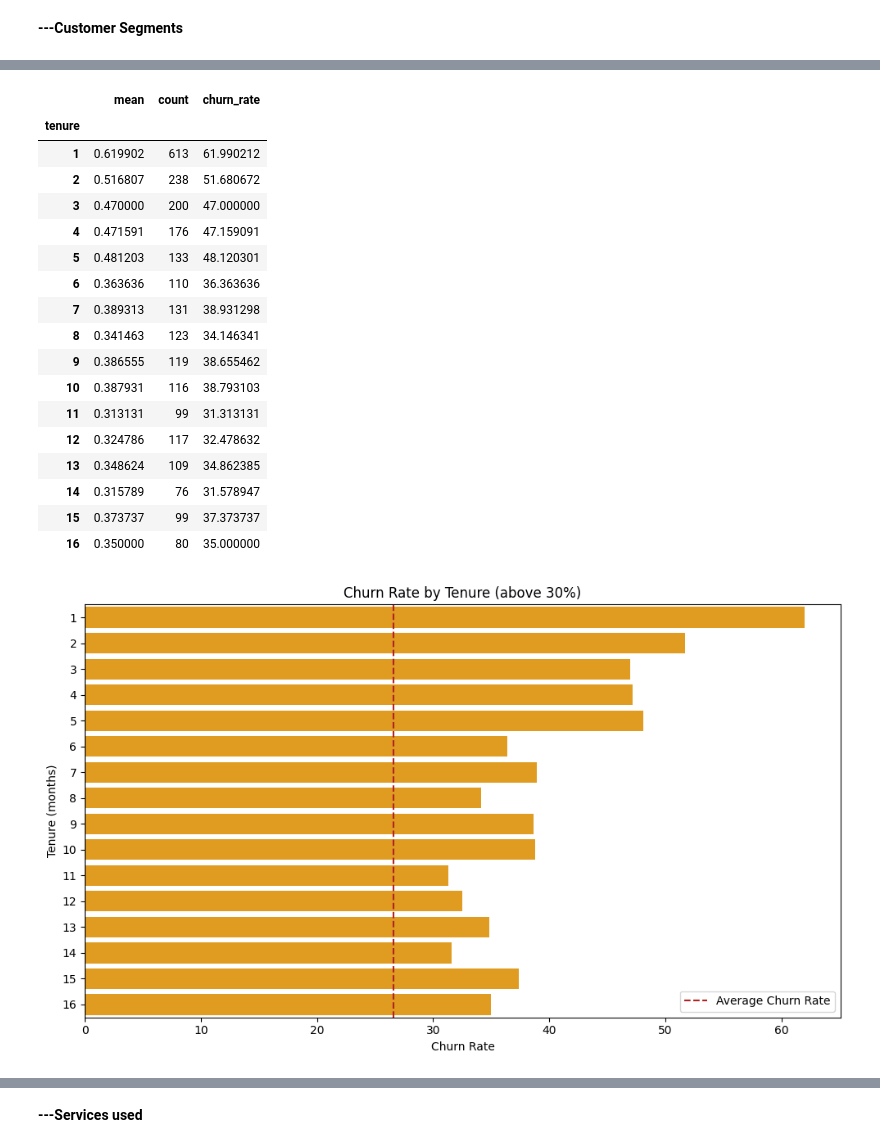
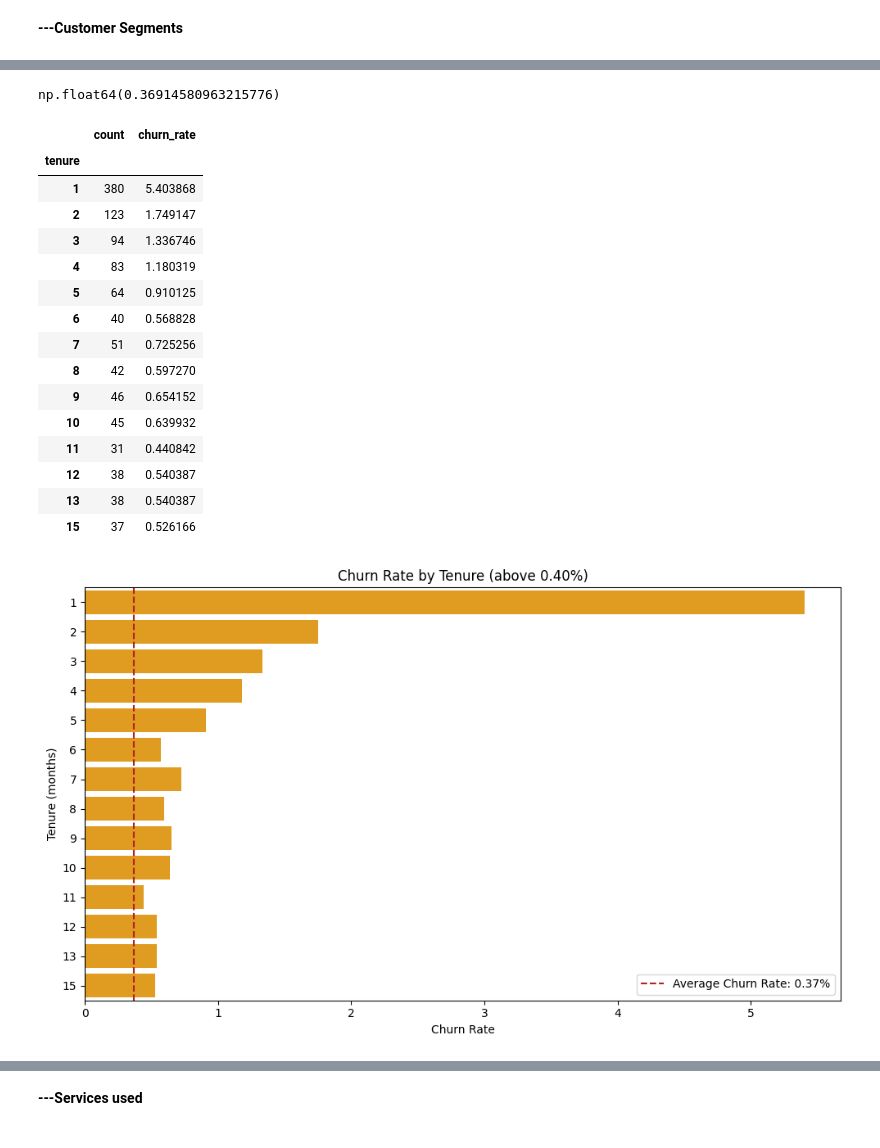
Before and after one commit to taaranguyen/PwC-Customer-Churn-Analysis, a Jupyter notebook: PWC - Customer Chrun Analysis Project .ipynb, the cells around one changed output, grey strips where cells are left out. Saved outputs shown, nothing was run; the diff lists cells and outputs as text; code cells hidden in the pictures.

```diff
--- a/PWC - Customer Chrun Analysis Project .ipynb
+++ b/PWC - Customer Chrun Analysis Project .ipynb
@@ -437,0 +405,4 @@ plt.show()
+# %%
+#Churned customers
+churned_customers = churn_data[churn_data['Churn'] == 1]
+churned_customers
@@ -492,7 +504,8 @@ plt.show()
 # %%
 #Calculate the churn rate each tenure
-tenure_churn = churn_data.groupby('tenure')['Churn'].agg(['mean','count'])
-tenure_churn['churn_rate'] = tenure_churn['mean']*100
+tenure_churn = churned_customers.groupby('tenure')['Churn'].count()
+tenure_churn = tenure_churn.to_frame(name='count')
+tenure_churn['churn_rate'] = tenure_churn['count']*100 / (churn_data['tenure'].count())
 tenure_churn = tenure_churn.sort_values('churn_rate', ascending = False)
-tenure_churn.head(10)
+tenure_churn.head(20)
 # %% [output]
@@ -525,38 +544,40 @@ plt.show()
+# %%
+tenure_churn['churn_rate'].mean()
+# %% [output]
+np.float64(0.36914580963215776)
 # %%
-#Filter to tenures that have high churn rate ( > 30 %)
-high_churn_tenures = tenure_churn[tenure_churn['churn_rate'] > 30]
+#Filter to tenures that have high churn rate ( > 0.40 %)
+high_churn_tenures = tenure_churn[tenure_churn['churn_rate'] > 0.40]
 high_churn_tenures.sort_index()
 # %% [output]
-|  | mean | count | churn_rate |
-| tenure |  |  |  |
-| 1 | 0.619902 | 613 | 61.990212 |
-| 2 | 0.516807 | 238 | 51.680672 |
-| 3 | 0.470000 | 200 | 47.000000 |
-| 4 | 0.471591 | 176 | 47.159091 |
-| 5 | 0.481203 | 133 | 48.120301 |
-| 6 | 0.363636 | 110 | 36.363636 |
-| 7 | 0.389313 | 131 | 38.931298 |
-| 8 | 0.341463 | 123 | 34.146341 |
-| 9 | 0.386555 | 119 | 38.655462 |
-| 10 | 0.387931 | 116 | 38.793103 |
-| 11 | 0.313131 | 99 | 31.313131 |
-| 12 | 0.324786 | 117 | 32.478632 |
-| 13 | 0.348624 | 109 | 34.862385 |
-| 14 | 0.315789 | 76 | 31.578947 |
-| 15 | 0.373737 | 99 | 37.373737 |
-| 16 | 0.350000 | 80 | 35.000000 |
+|  | count | churn_rate |
+| tenure |  |  |
+| 1 | 380 | 5.403868 |
+| 2 | 123 | 1.749147 |
+| 3 | 94 | 1.336746 |
+| 4 | 83 | 1.180319 |
+| 5 | 64 | 0.910125 |
+| 6 | 40 | 0.568828 |
+| 7 | 51 | 0.725256 |
+| 8 | 42 | 0.597270 |
+| 9 | 46 | 0.654152 |
+| 10 | 45 | 0.639932 |
+| 11 | 31 | 0.440842 |
+| 12 | 38 | 0.540387 |
+| 13 | 38 | 0.540387 |
+| 15 | 37 | 0.526166 |
 # %%
-#Plot churn rate by tenure (above 30%)
+#Plot churn rate by tenure (above 0.40%)
 plt.figure(figsize = (10, 6))
 sns.barplot(y = high_churn_tenures.index, x = 'churn_rate', data = high_churn_tenures, orient='h', color = 'orange')
-plt.title('Churn Rate by Tenure (above 30%)')
+plt.title('Churn Rate by Tenure (above 0.40%)')
 plt.xlabel('Churn Rate')
 plt.ylabel('Tenure (months)')
-plt.axvline(x = churn_data['Churn'].mean()*100, color = 'firebrick', linestyle = '--', label = 'Average Churn Rate')
+plt.axvline(x = tenure_churn['churn_rate'].mean(), color = 'firebrick', linestyle = '--', label=f'Average Churn Rate: {average_churn_rate:.2f}%')
 plt.legend()
 plt.tight_layout()
 plt.show()
 # %% [output]
-[figure, old version]
+[figure, new version]
 # %% [markdown]
 *   The churn rate represents over a quarter of the total customer base (26.6%).
```
Also changed, not shown: parts of 31 cells of this notebook.
